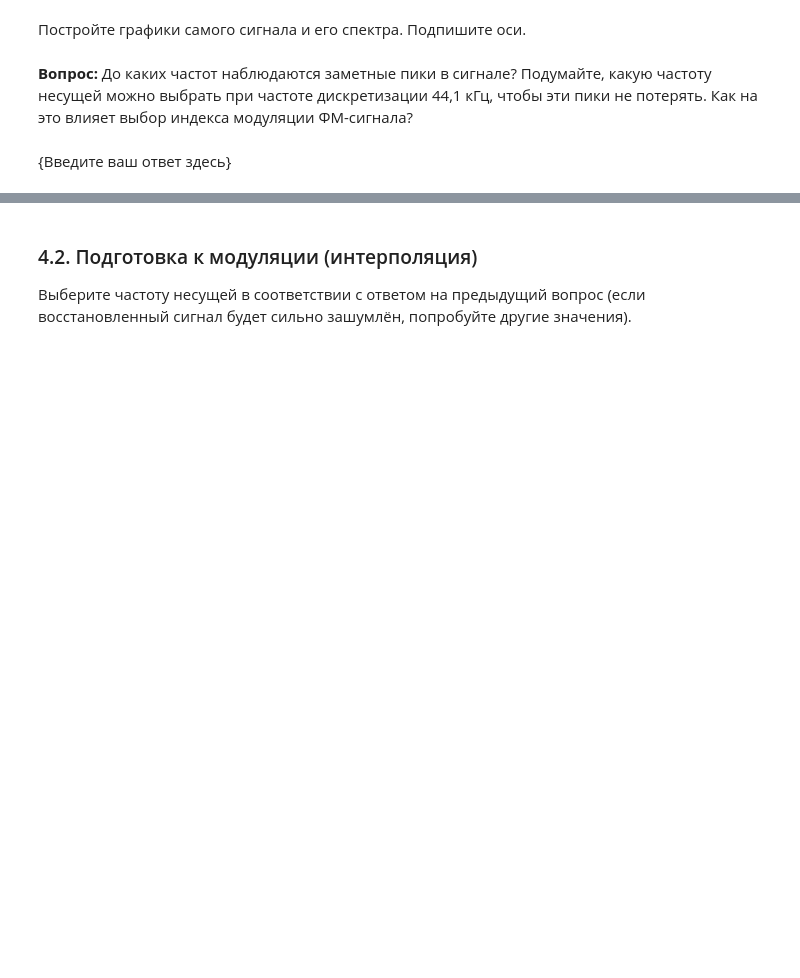
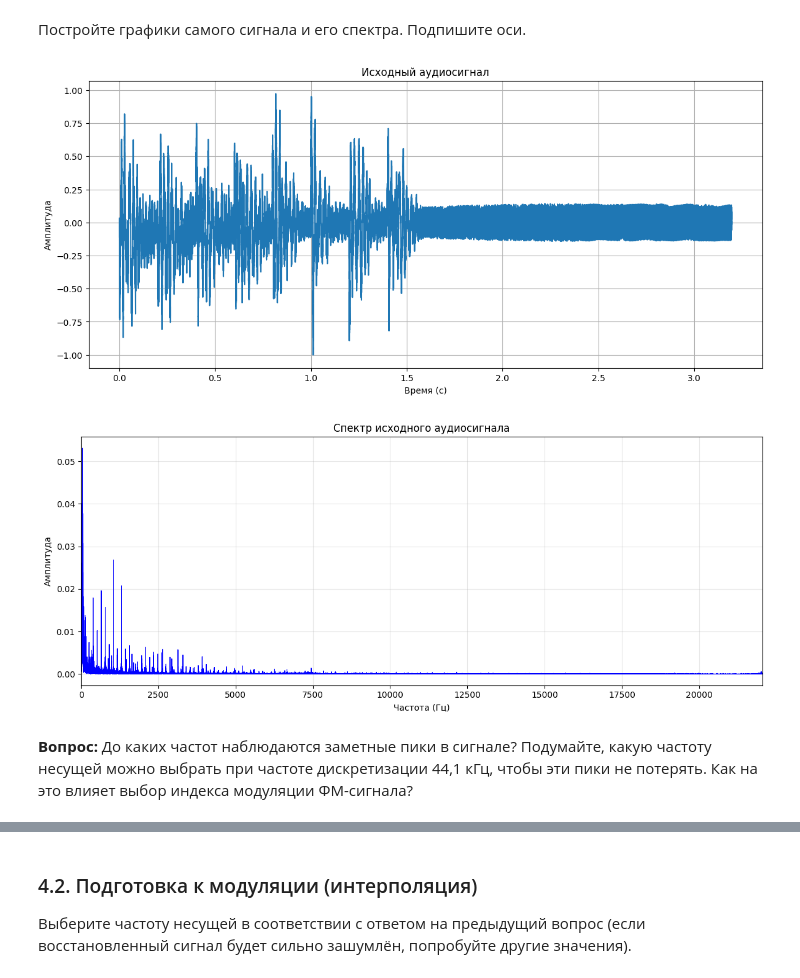
Before and after one commit to anikitin52/dsp-seminars, a Jupyter notebook: seminars/2_Никитин.ipynb, the cells around one changed output, grey strips where cells are left out. Saved outputs shown, nothing was run; the diff lists cells and outputs as text; code cells hidden in the pictures; blank space fills up the shorter version.

```diff
--- a/seminars/2_Никитин.ipynb
+++ b/seminars/2_Никитин.ipynb
@@ -325,6 +360,17 @@ display(Audio(melody, rate=fs_audio))
 # %% [markdown]
 Постройте графики самого сигнала и его спектра. Подпишите оси.
+# %%
+plt.figure(figsize=(14, 6))
+plt.plot(t_audio, melody)
+plt.title('Исходный аудиосигнал')
+plt.xlabel('Время (с)')
+plt.ylabel('Амплитуда')
+plt.grid(True)
+plt.show()
+
+plot_spectrum(melody, fs_audio, 'Спектр исходного аудиосигнала')
+# %% [output]
+[figure, added]
+[figure, added]
 # %% [markdown]
 **Вопрос:** До каких частот наблюдаются заметные пики в сигнале? Подумайте, какую частоту несущей можно выбрать при частоте дискретизации 44,1 кГц, чтобы эти пики не потерять. Как на это влияет выбор индекса модуляции ФМ-сигнала?
-# %% [markdown]
-{Введите ваш ответ здесь}
```
Also changed, not shown: parts of 14 cells of this notebook.
